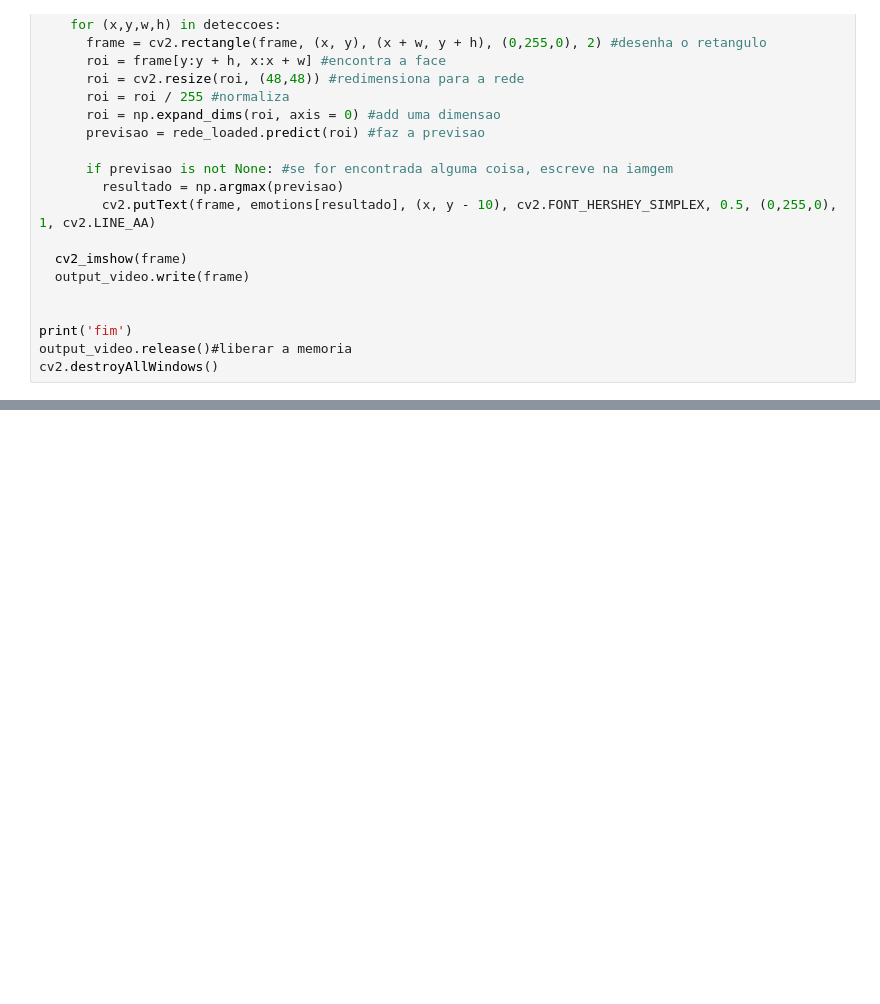
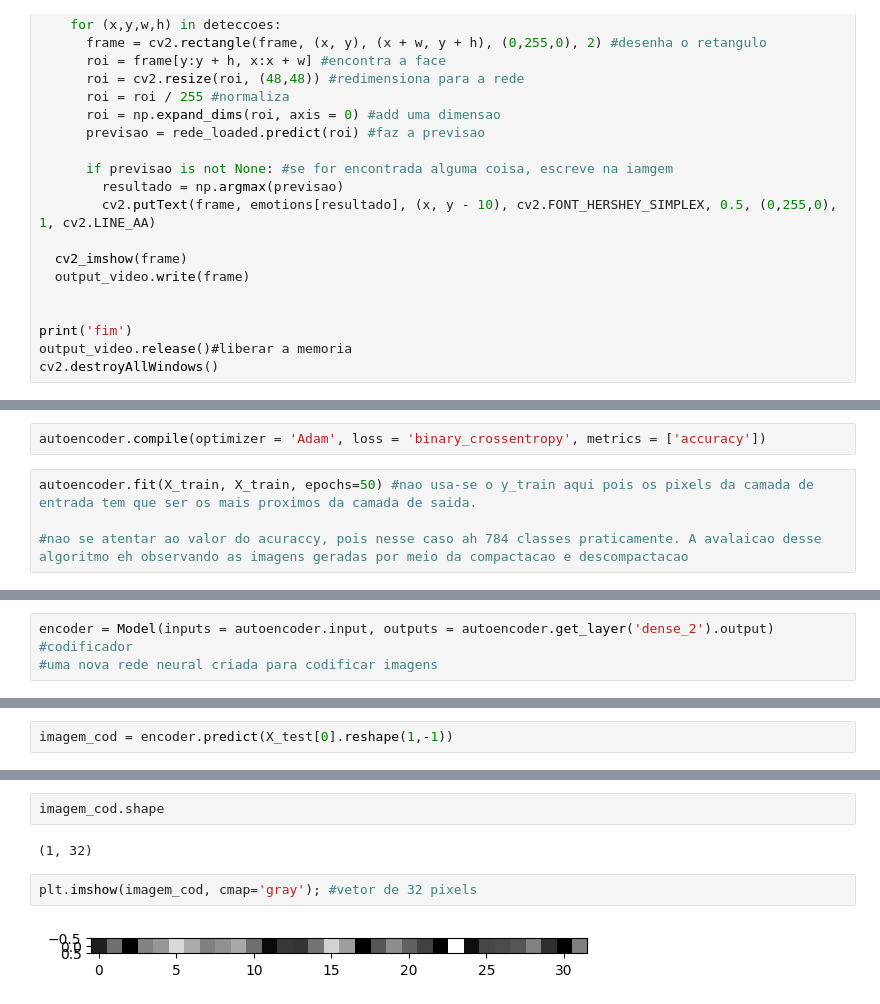
Before and after one commit to HugoPessoni/Curso_Visao, a Jupyter notebook: Curso_Visao_04.ipynb, the cells around one changed output, grey strips where cells are left out. Saved outputs shown, nothing was run; the diff lists cells and outputs as text; blank space fills up the shorter version.

```diff
--- a/Curso_Visao_04.ipynb
+++ b/Curso_Visao_04.ipynb
@@ -488,0 +649,6 @@ cv2.destroyAllWindows()
+# %%
+autoencoder.compile(optimizer = 'Adam', loss = 'binary_crossentropy', metrics = ['accuracy'])
+# %%
+autoencoder.fit(X_train, X_train, epochs=50) #nao usa-se o y_train aqui pois os pixels da camada de entrada tem que ser os mais proximos da camada de saida.
+
+#nao se atentar ao valor do acuraccy, pois nesse caso ah 784 classes praticamente. A avalaicao desse algoritmo eh observando as imagens geradas por meio da compactacao e descompactacao
@@ -488,0 +705,3 @@ cv2.destroyAllWindows()
+# %%
+encoder = Model(inputs = autoencoder.input, outputs = autoencoder.get_layer('dense_2').output) #codificador
+#uma nova rede neural criada para codificar imagens
@@ -488,0 +741,2 @@ cv2.destroyAllWindows()
+# %%
+imagem_cod = encoder.predict(X_test[0].reshape(1,-1))
@@ -488,0 +755,8 @@ cv2.destroyAllWindows()
+# %%
+imagem_cod.shape
+# %% [output]
+(1, 32)
+# %%
+plt.imshow(imagem_cod, cmap='gray'); #vetor de 32 pixels
+# %% [output]
+[figure, added]
```
Also changed, not shown: parts of 80 cells of this notebook.
